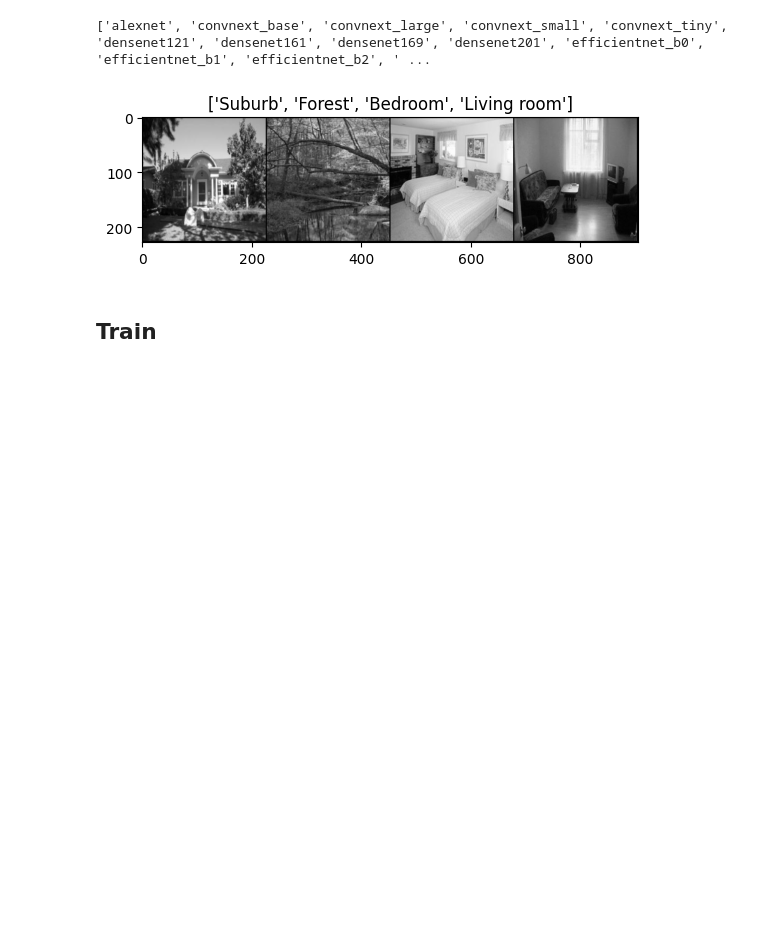
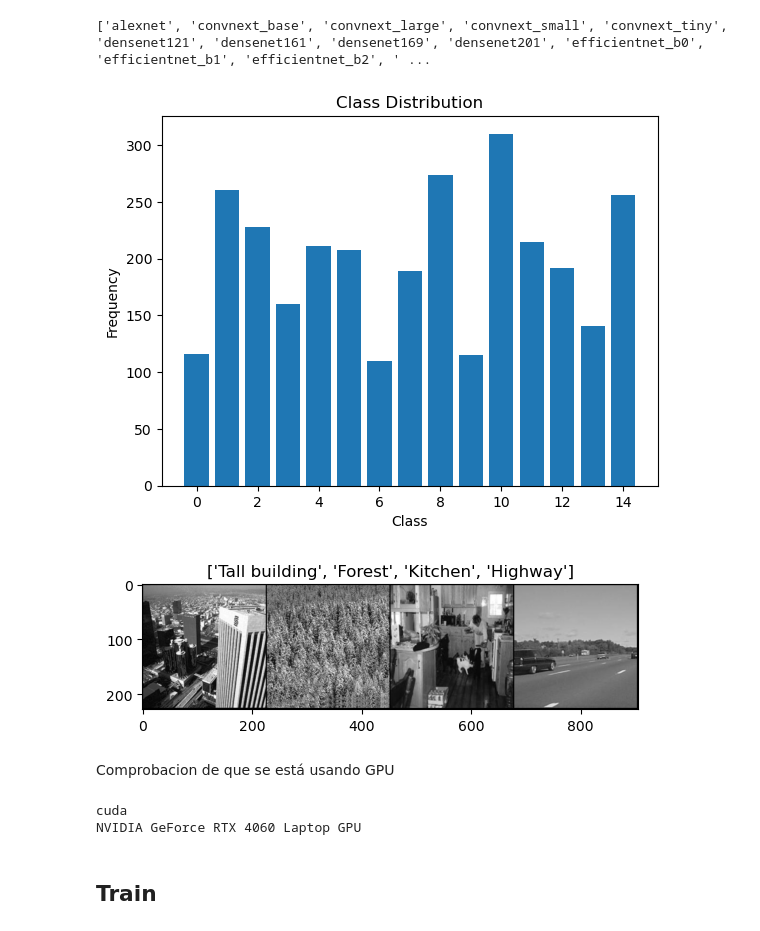
Before and after one commit to adriangustavodelpozomartin/machine_learning_II_CNN, a Jupyter notebook: 03TransferLearning_colab.ipynb, the cells around one changed output. Drawn from its saved outputs; the diff is of its cells as text; code cells hidden in the pictures; blank space fills up the shorter version.

```diff
--- a/03TransferLearning_colab.ipynb
+++ b/03TransferLearning_colab.ipynb
@@ -81,11 +81,29 @@ print(classification_models)
 train_dir = '/content/drive/My Drive/deep_learning_lab/dataset/training'
 valid_dir = '/content/drive/My Drive/deep_learning_lab/dataset/validation'
 
-train_loader, valid_loader, num_classes = load_data(train_dir,
-                                                    valid_dir,
-                                                    batch_size=32,
+train_gon = r'C:\Users\gonza\Desktop\Master\Machine Learning II\5 Deep Learning\dataset\dataset\training'
+valid_gon = r'C:\Users\gonza\Desktop\Master\Machine Learning II\5 Deep Learning\dataset\dataset\validation'
+
+
+train_loader, valid_loader, num_classes = load_data(train_gon,
+                                                    valid_gon,
+                                                    batch_size=64,
                                                     img_size=224) # ResNet50 requires 224x224 images
-model = CNN(torchvision.models.resnet50(weights='DEFAULT'), num_classes)
+model = CNN(torchvision.models.resnet50(weights='DEFAULT'), num_classes, unfreezed_layers=1)
+# %%
+# veo la distribución de las clases
+class_distribution = np.zeros(num_classes)
+for _, labels in train_loader:
+    for label in labels:
+        class_distribution[label] += 1
+
+plt.bar(range(num_classes), class_distribution)
+plt.xlabel('Class')
+plt.ylabel('Frequency')
+plt.title('Class Distribution')
+plt.show()
+# %% [output]
+[figure, added]
 # %%
 # Visualize a few images
 def imshow(inp, title=None):
@@ -108,7 +126,18 @@ out = torchvision.utils.make_grid(inputs)
 classnames = train_loader.dataset.classes
 imshow(out, title=[classnames[x] for x in classes])
 # %% [output]
-[figure, old version]
+[figure, new version]
+# %% [markdown]
+Comprobacion de que se está usando GPU
+# %%
+#comprobar que se usa la gpu
+device = torch.device('cuda' if torch.cuda.is_available() else 'cpu')
+print(device)
+#mas datos sobre el device cuda
+print(torch.cuda.get_device_name(0))
+# %% [output]
+cuda
+NVIDIA GeForce RTX 4060 Laptop GPU
 # %% [markdown]
 ## Train
 # %%
```
Also changed, not shown: parts of 3 cells of this notebook, 1 other file.
